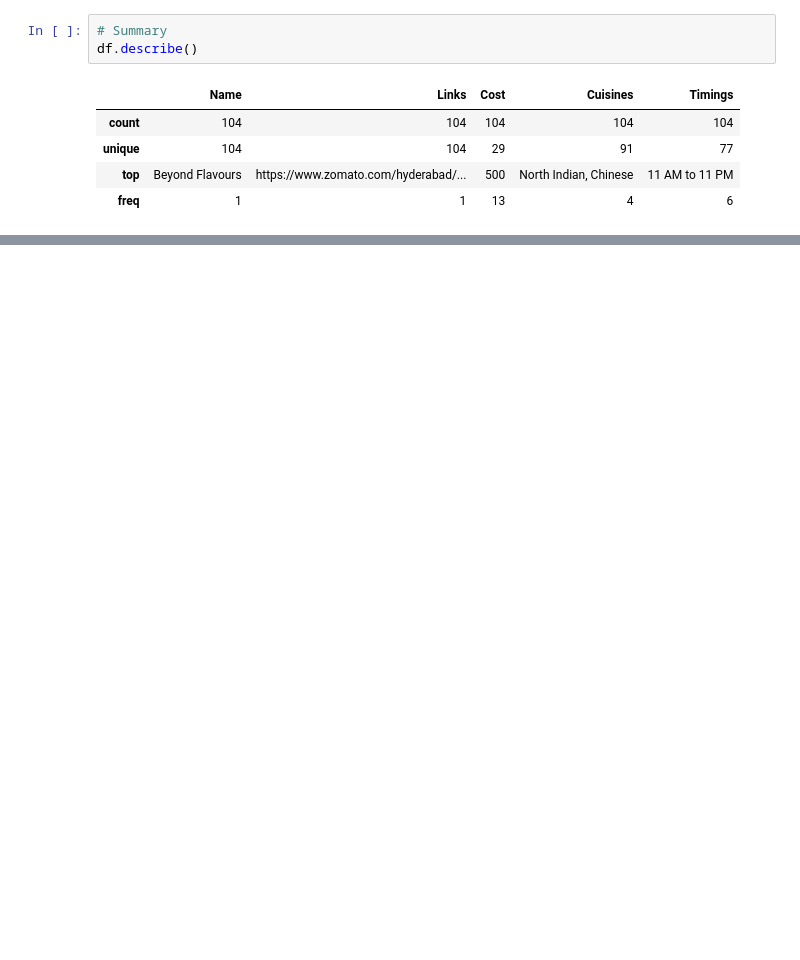
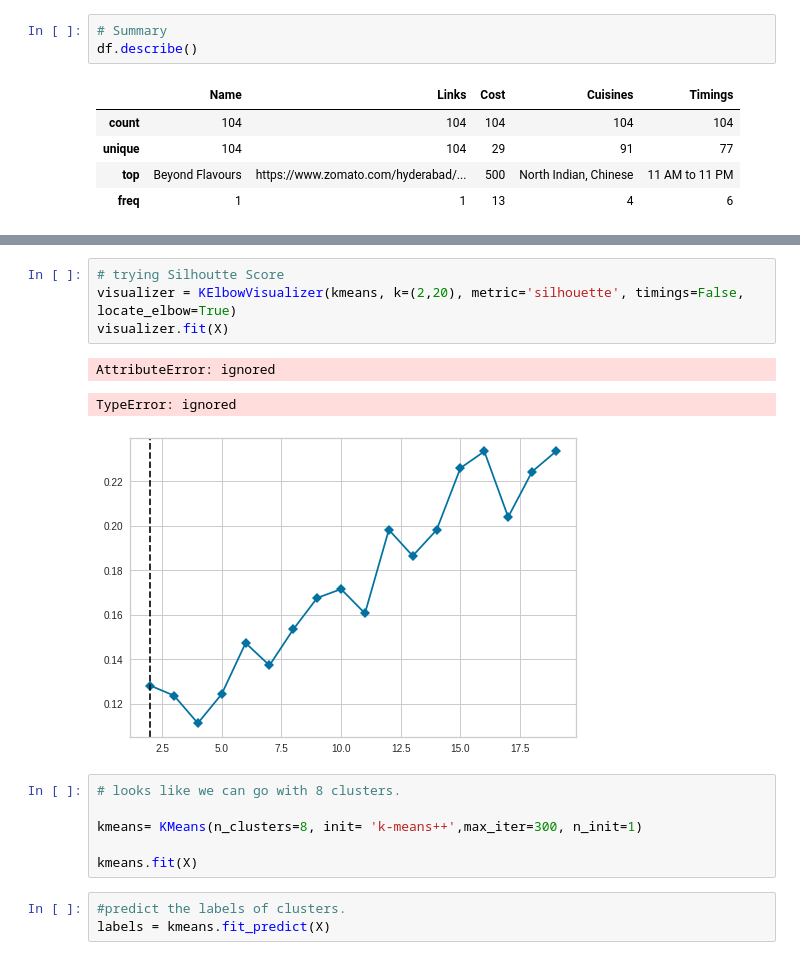
Before and after one commit to SethupathyM/Unsupervised_ML_Clustering_and_Sentiment_Analysis_Zomato_Restaurant, a Jupyter notebook: Zomato_Restaurant_Clustering_and_Sentiment_Analysis_.ipynb, the cells around one changed output, grey strips where cells are left out. Drawn from its saved outputs; the diff is of its cells as text; blank space fills up the shorter version.

```diff
--- a/Zomato_Restaurant_Clustering_and_Sentiment_Analysis_.ipynb
+++ b/Zomato_Restaurant_Clustering_and_Sentiment_Analysis_.ipynb
@@ -210,0 +293,17 @@ print(data)
+# %%
+# trying Silhoutte Score
+visualizer = KElbowVisualizer(kmeans, k=(2,20), metric='silhouette', timings=False, locate_elbow=True)
+visualizer.fit(X)
+# %% [output]
+AttributeError: ignored
+TypeError: ignored
+[figure, added]
+# %%
+# looks like we can go with 8 clusters.
+
+kmeans= KMeans(n_clusters=8, init= 'k-means++',max_iter=300, n_init=1)
+
+kmeans.fit(X)
+# %%
+#predict the labels of clusters.
+labels = kmeans.fit_predict(X)
```
Also changed, not shown: parts of 17 cells of this notebook.
